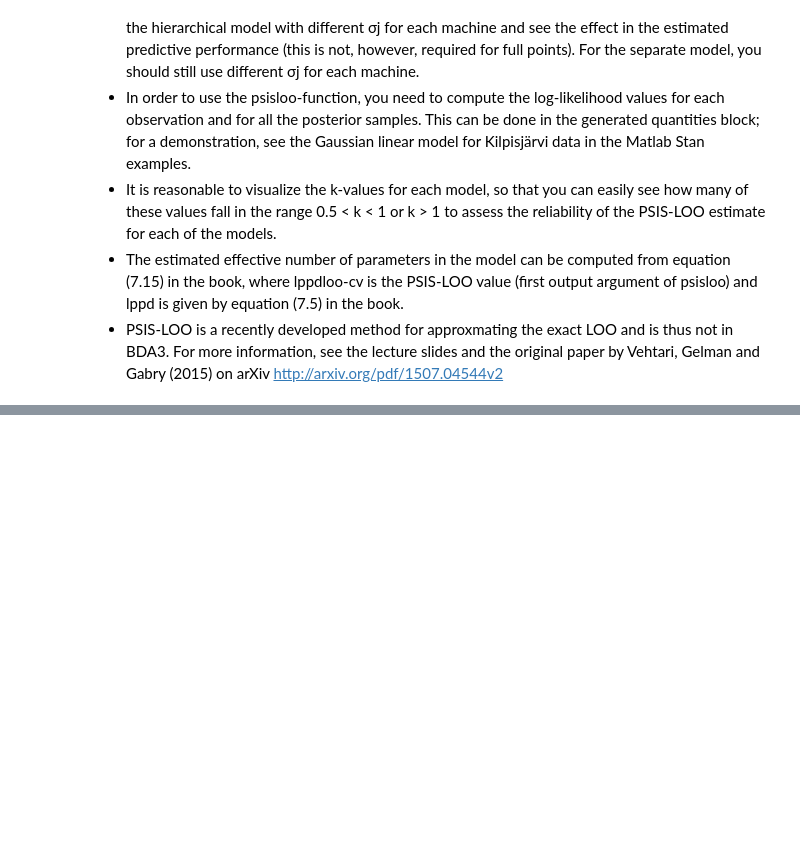
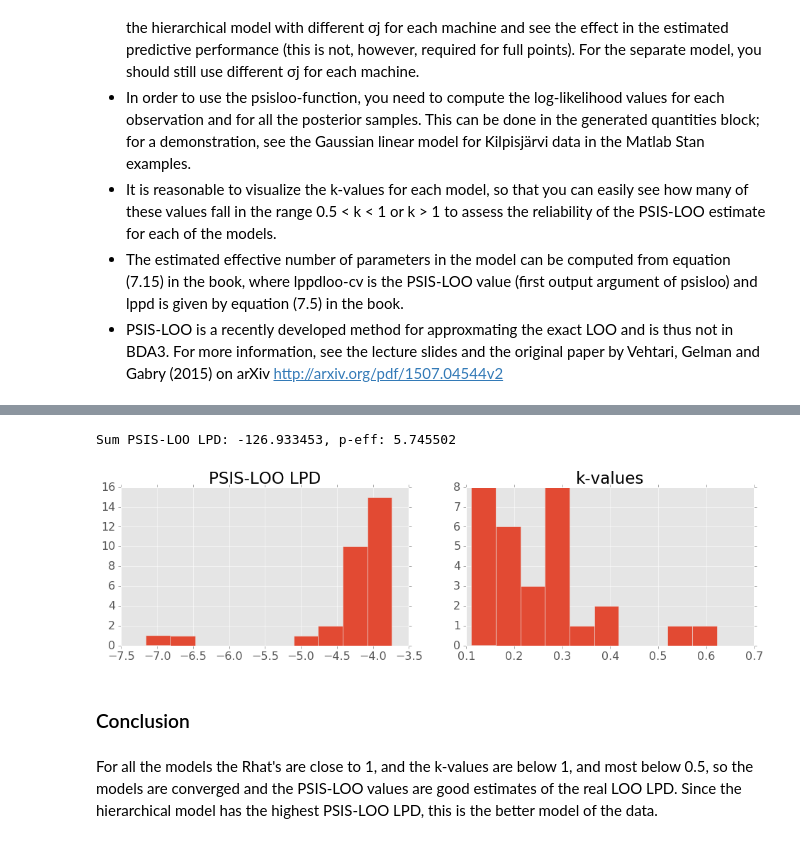
Before and after one commit to rasmusbergpalm/bayes, a Jupyter notebook: ex6/ex6.ipynb, the cells around one changed output, grey strips where cells are left out. Saved outputs shown, nothing was run; the diff lists cells and outputs as text; code cells hidden in the pictures; blank space fills up the shorter version.

```diff
--- a/ex6/ex6.ipynb
+++ b/ex6/ex6.ipynb
@@ -90,0 +226,18 @@ print ks
+# %%
+ll = params_hierarchical['log_like'].reshape(30000, -1)
+loo, loos, ks = psisloo(ll)
+
+plt.subplot(121)
+_=plt.hist(loos)
+_=plt.title('PSIS-LOO LPD')
+plt.subplot(122)
+_=plt.hist(ks)
+_=plt.title('k-values')
+print "Sum PSIS-LOO LPD: %f, p-eff: %f " % (loo, p_eff(loo, ll))
+# %% [output]
+Sum PSIS-LOO LPD: -126.933453, p-eff: 5.745502
+[figure, added]
+# %% [markdown]
+### Conclusion
+# %% [markdown]
+For all the models the Rhat's are close to 1, and the k-values are below 1, and most below 0.5, so the models are converged and the PSIS-LOO values are good estimates of the real LOO LPD. Since the hierarchical model has the highest PSIS-LOO LPD, this is the better model of the data.
```
Also changed, not shown: parts of 11 cells of this notebook, 4 other files.
